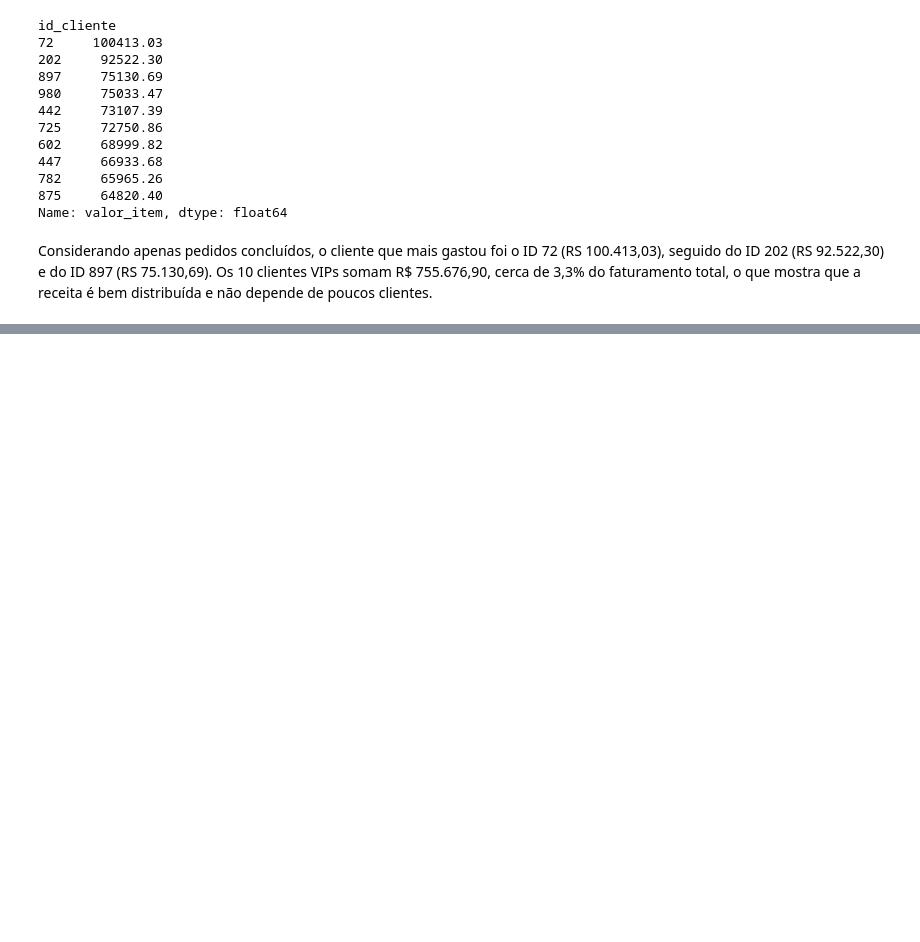
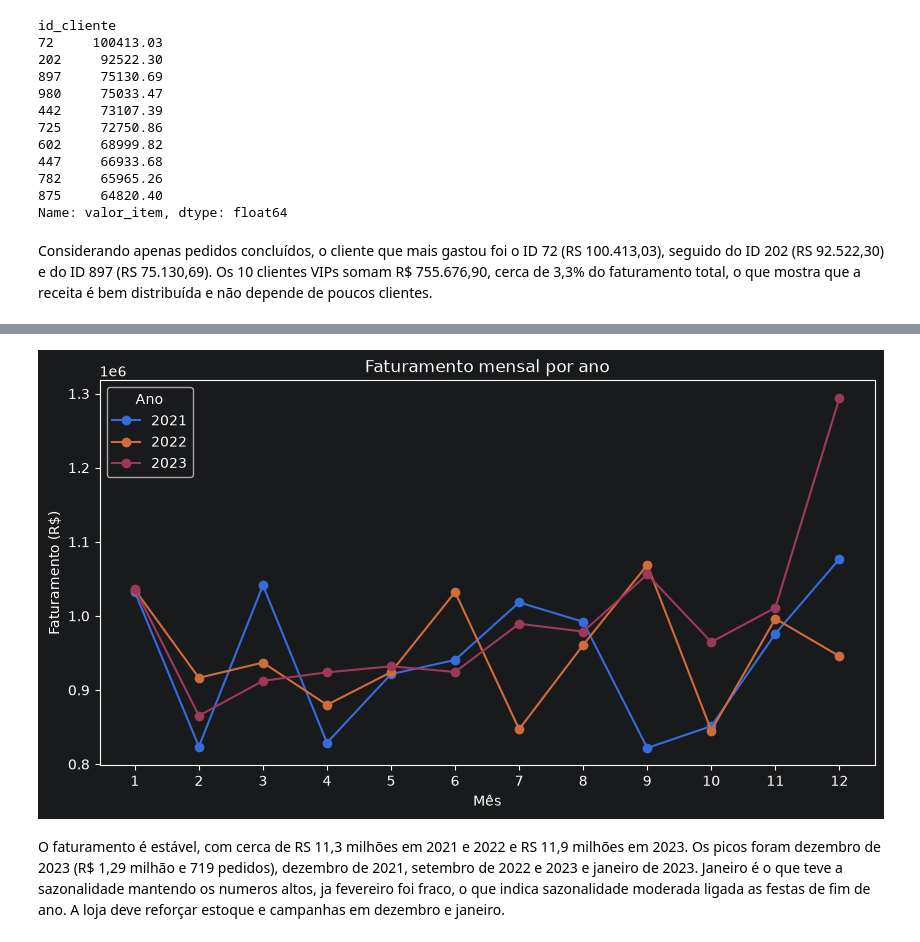
Before and after one commit to viniciusdevrr/ecommerce-data-analysis, a Jupyter notebook: analysis.ipynb, the cells around one changed output, grey strips where cells are left out. Drawn from its saved outputs; the diff is of its cells as text; code cells hidden in the pictures; blank space fills up the shorter version.

Commit message:
Adicionando Sazonalidade e Evolução - faturamento por mês e ano com gráfico

```diff
--- a/analysis.ipynb
+++ b/analysis.ipynb
@@ -302,0 +306,12 @@ Considerando apenas pedidos concluídos, o cliente que mais gastou foi o ID 72 (
+# %%
+vendas = df_limpo[df_limpo["status_pedido"] != "Cancelado"].copy()
+
+# Colunas de ano e mês (apos a conversao para pd.to_datetime, utilizei .dt. para pegar so o ANO e o MES da data
+vendas["ano"] = vendas["data_compra"].dt.year # 2021, 2022, 2023
+vendas["mes"] = vendas["data_compra"].dt.month # 1 A 12
+
+# Soma do faturamento por ano e mês
+por_mes = vendas.groupby(["ano", "mes"])["valor_total"].sum()
+print(f"Faturamento de todos os meses e anos\n {por_mes.round(2)}")
+
+print(f"\nOs 5 maiores faturamentos por mes\n {por_mes.sort_values(ascending=False).head(5).round(2)}")
@@ -302,0 +336,9 @@ Considerando apenas pedidos concluídos, o cliente que mais gastou foi o ID 72 (
+# %%
+# Agrupando o faturamento por mes em cada ano da base
+faturamento_2021 = vendas[vendas["ano"] == 2021].groupby("mes")["valor_total"].sum()
+faturamento_2022 = vendas[vendas["ano"] == 2022].groupby("mes")["valor_total"].sum()
+faturamento_2023 = vendas[vendas["ano"] == 2023].groupby("mes")["valor_total"].sum()
+
+# juntando os 3 faturamento em uma tabela
+tabela = pd.DataFrame({"2021": faturamento_2021, "2022": faturamento_2022, "2023": faturamento_2023})
+print(f"Faturamento dos anos (2021, 2022, 2023)\n {tabela.round(0)}")
@@ -302,0 +372,12 @@ Considerando apenas pedidos concluídos, o cliente que mais gastou foi o ID 72 (
+# %%
+tabela.plot(marker="o", figsize=(10, 5))
+plt.title("Faturamento mensal por ano")
+plt.xlabel("Mês")
+plt.ylabel("Faturamento (R$)")
+plt.xticks(range(1, 13))
+plt.legend(title="Ano")
+plt.show()
+# %% [output]
+[figure, added]
+# %% [markdown]
+O faturamento é estável, com cerca de RS 11,3 milhões em 2021 e 2022 e RS 11,9 milhões em 2023. Os picos foram dezembro de 2023 (R$ 1,29 milhão e 719 pedidos), dezembro de 2021, setembro de 2022 e 2023 e janeiro de 2023. Janeiro é o que teve a sazonalidade mantendo os numeros altos, ja fevereiro foi fraco, o que indica sazonalidade moderada ligada as festas de fim de ano. A loja deve reforçar estoque e campanhas em dezembro e janeiro.
```
Also changed, not shown: parts of 4 cells of this notebook.
